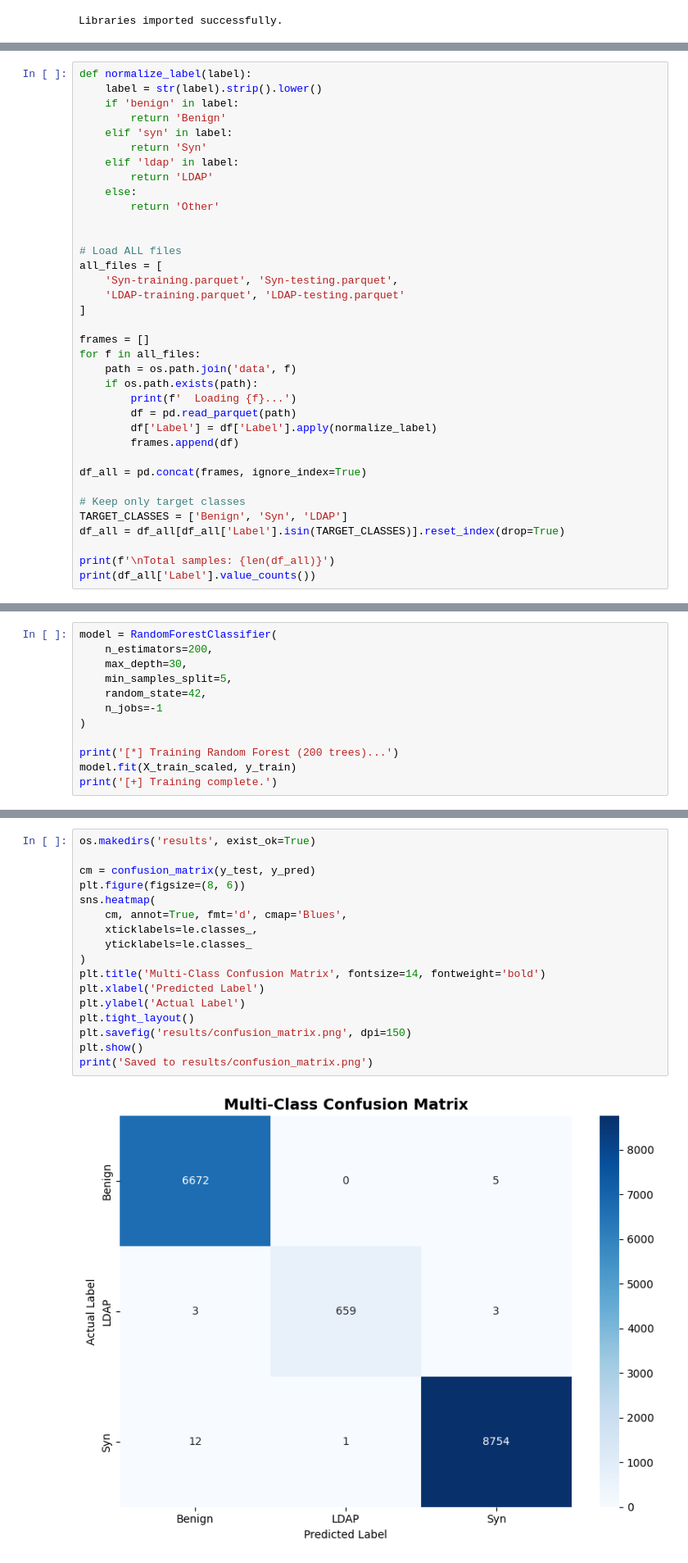
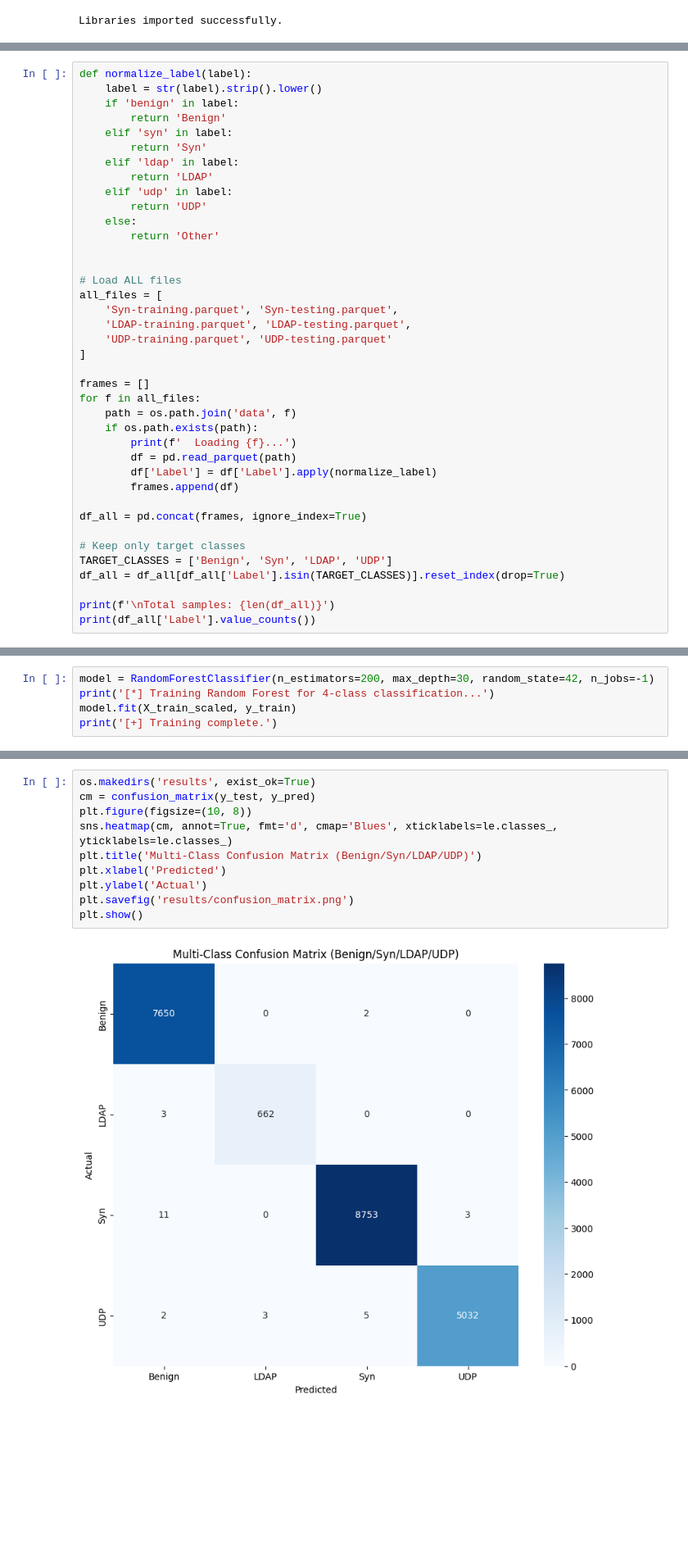
Before and after one commit to LonelyDreamer005/BotnetDetectionCBP, a Jupyter notebook: Botnet_Detection.ipynb, the cells around one changed output, grey strips where cells are left out. Shown at 82% size. Cells and saved outputs as stored; diff of their text form; blank space fills up the shorter version.

Commit message:
SYN + UDP + LDAP

```diff
--- a/Botnet_Detection.ipynb
+++ b/Botnet_Detection.ipynb
@@ -42,6 +40,8 @@ def normalize_label(label):
         return 'Syn'
     elif 'ldap' in label:
         return 'LDAP'
+    elif 'udp' in label:
+        return 'UDP'
     else:
         return 'Other'
 
@@ -49,7 +49,8 @@ def normalize_label(label):
 # Load ALL files
 all_files = [
     'Syn-training.parquet', 'Syn-testing.parquet',
-    'LDAP-training.parquet', 'LDAP-testing.parquet'
+    'LDAP-training.parquet', 'LDAP-testing.parquet',
+    'UDP-training.parquet', 'UDP-testing.parquet'
 ]
 
 frames = []
@@ -64,7 +65,7 @@ for f in all_files:
 df_all = pd.concat(frames, ignore_index=True)
 
 # Keep only target classes
-TARGET_CLASSES = ['Benign', 'Syn', 'LDAP']
+TARGET_CLASSES = ['Benign', 'Syn', 'LDAP', 'UDP']
 df_all = df_all[df_all['Label'].isin(TARGET_CLASSES)].reset_index(drop=True)
 
 print(f'\nTotal samples: {len(df_all)}')
@@ -158,13 +141,6 @@ Random Forest with 200 trees, tuned for multi-class classification.
 # %%
-model = RandomForestClassifier(
-    n_estimators=200,
-    max_depth=30,
-    min_samples_split=5,
-    random_state=42,
-    n_jobs=-1
-)
-
-print('[*] Training Random Forest (200 trees)...')
+model = RandomForestClassifier(n_estimators=200, max_depth=30, random_state=42, n_jobs=-1)
+print('[*] Training Random Forest for 4-class classification...')
 model.fit(X_train_scaled, y_train)
 print('[+] Training complete.')
 # %% [output]
@@ -205,19 +173,12 @@ weighted avg       1.00      1.00      1.00     16109
 # %%
 os.makedirs('results', exist_ok=True)
-
 cm = confusion_matrix(y_test, y_pred)
-plt.figure(figsize=(8, 6))
-sns.heatmap(
-    cm, annot=True, fmt='d', cmap='Blues',
-    xticklabels=le.classes_,
-    yticklabels=le.classes_
-)
-plt.title('Multi-Class Confusion Matrix', fontsize=14, fontweight='bold')
-plt.xlabel('Predicted Label')
-plt.ylabel('Actual Label')
-plt.tight_layout()
-plt.savefig('results/confusion_matrix.png', dpi=150)
+plt.figure(figsize=(10, 8))
+sns.heatmap(cm, annot=True, fmt='d', cmap='Blues', xticklabels=le.classes_, yticklabels=le.classes_)
+plt.title('Multi-Class Confusion Matrix (Benign/Syn/LDAP/UDP)')
+plt.xlabel('Predicted')
+plt.ylabel('Actual')
+plt.savefig('results/confusion_matrix.png')
 plt.show()
-print('Saved to results/confusion_matrix.png')
 # %% [output]
-[figure, old version]
+[figure, new version]
```
Also changed, not shown: parts of 23 cells of this notebook, 12 other files.
